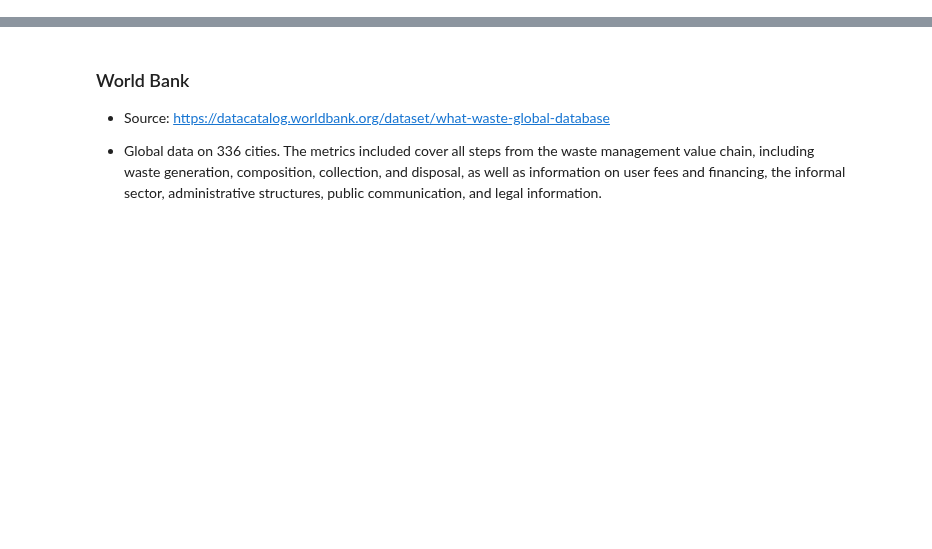
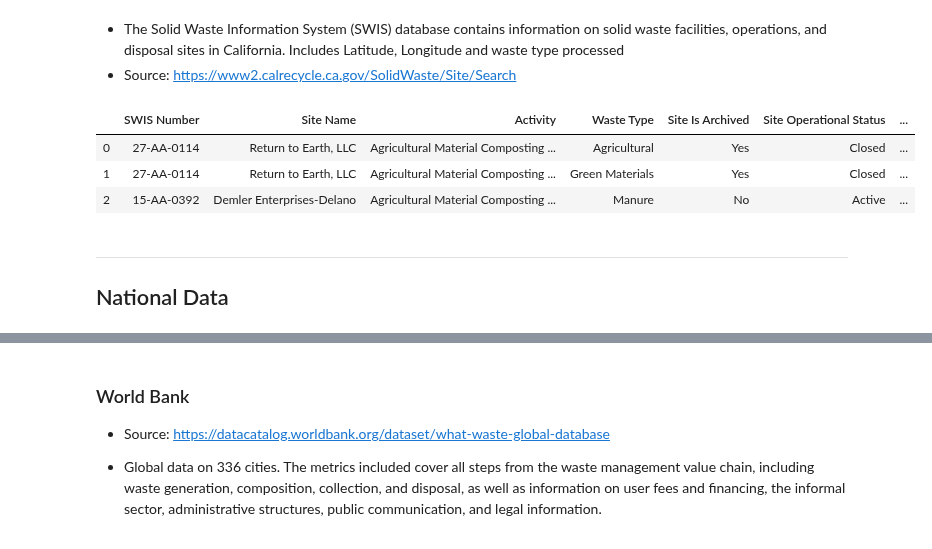
Before and after one commit to matthew-y-dong/ca-waste, a Jupyter notebook: code/waste-data-eda.ipynb, the cells around one changed output, grey strips where cells are left out. Cells and saved outputs as stored; diff of their text form; code cells hidden in the pictures; blank space fills up the shorter version.

```diff
--- a/code/waste-data-eda.ipynb
+++ b/code/waste-data-eda.ipynb
@@ -2,0 +34,15 @@ import pandas as pd
+# %% [markdown]
+- The Solid Waste Information System (SWIS) database contains information on solid waste facilities, operations, and disposal sites in California.  Includes Latitude, Longitude and waste type processed
+- Source: https://www2.calrecycle.ca.gov/SolidWaste/Site/Search
+# %%
+cal_waste_facilities = pd.read_csv('../data/calrecycle-waste-facilities.csv')
+cal_waste_facilities.head(3)
+# %% [output]
+|  | SWIS Number | Site Name | Activity | Waste Type | Site Is Archived | Site Operational Status | ... |
+| 0 | 27-AA-0114 | Return to Earth, LLC | Agricultural Material Composting ... | Agricultural | Yes | Closed | ... |
+| 1 | 27-AA-0114 | Return to Earth, LLC | Agricultural Material Composting ... | Green Materials | Yes | Closed | ... |
+| 2 | 15-AA-0392 | Demler Enterprises-Delano | Agricultural Material Composting ... | Manure | No | Active | ... |
+# %% [markdown]
+---
+
+## National Data
```
Also changed, not shown: parts of 17 cells of this notebook.
